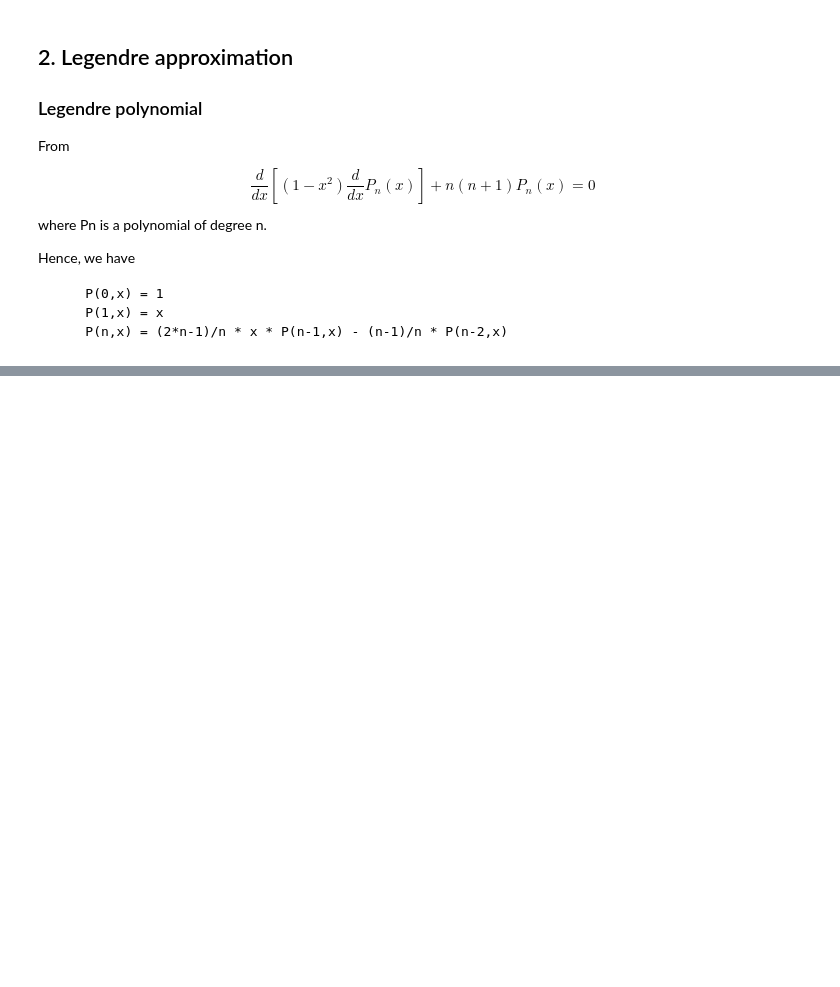
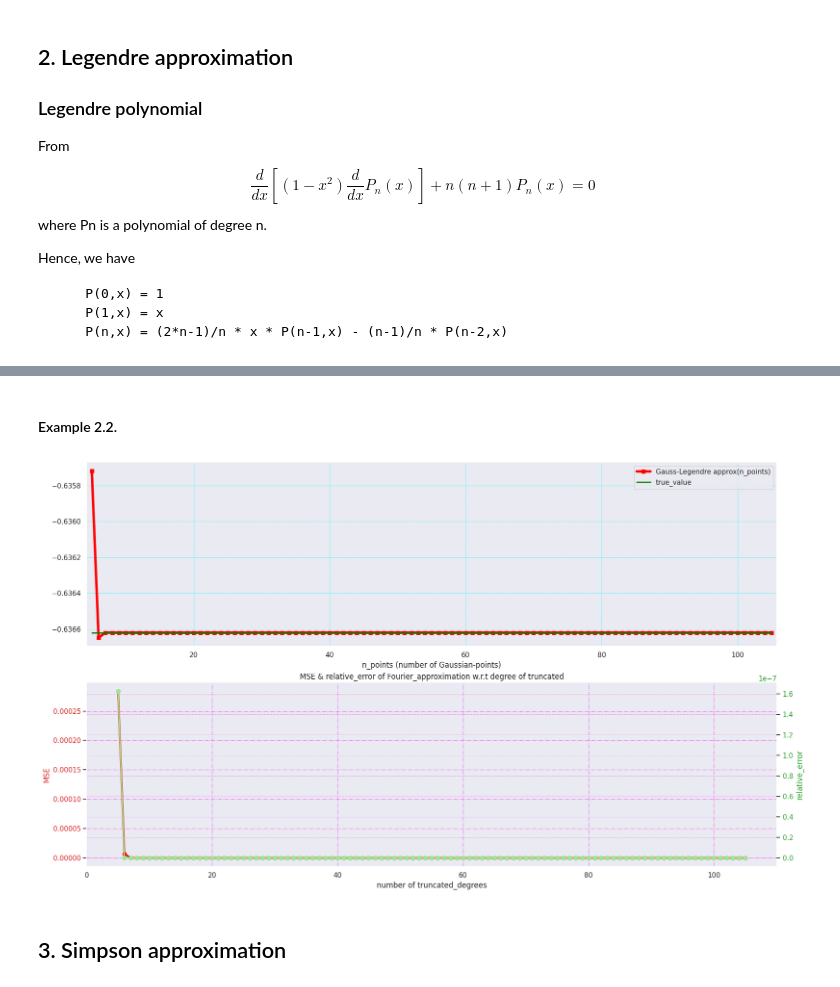
Before and after one commit to NhanDoV/crap-caculus, a Jupyter notebook: series_and_approximation/integration_approx.ipynb, the cells around one changed output, grey strips where cells are left out. Cells and saved outputs as stored; diff of their text form; code cells hidden in the pictures; blank space fills up the shorter version.

```diff
--- a/series_and_approximation/integration_approx.ipynb
+++ b/series_and_approximation/integration_approx.ipynb
@@ -146,0 +135,13 @@ plt.plot(x, y)
+# %% [markdown]
+#### Example 2.2.
+# %%
+def fx(x): return np.sin(np.pi*x/2)
+a = -2
+b = 3
+nb_pts_min = 5
+nb_pts_max = 105
+dvn_aps.gauss_legendre_view_loss(fx, a, b, nb_pts_min, nb_pts_max)
+# %% [output]
+[figure, added]
+# %% [markdown]
+## 3. Simpson approximation
```
Also changed, not shown: parts of 10 cells of this notebook.
